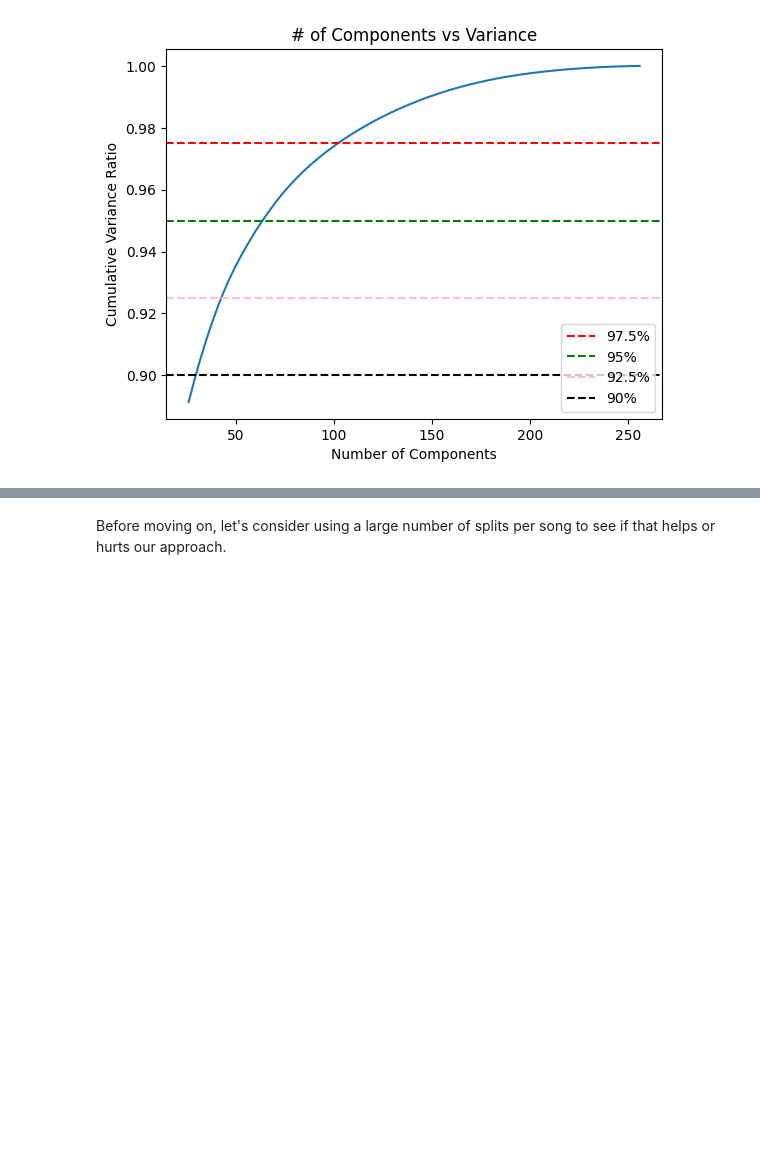
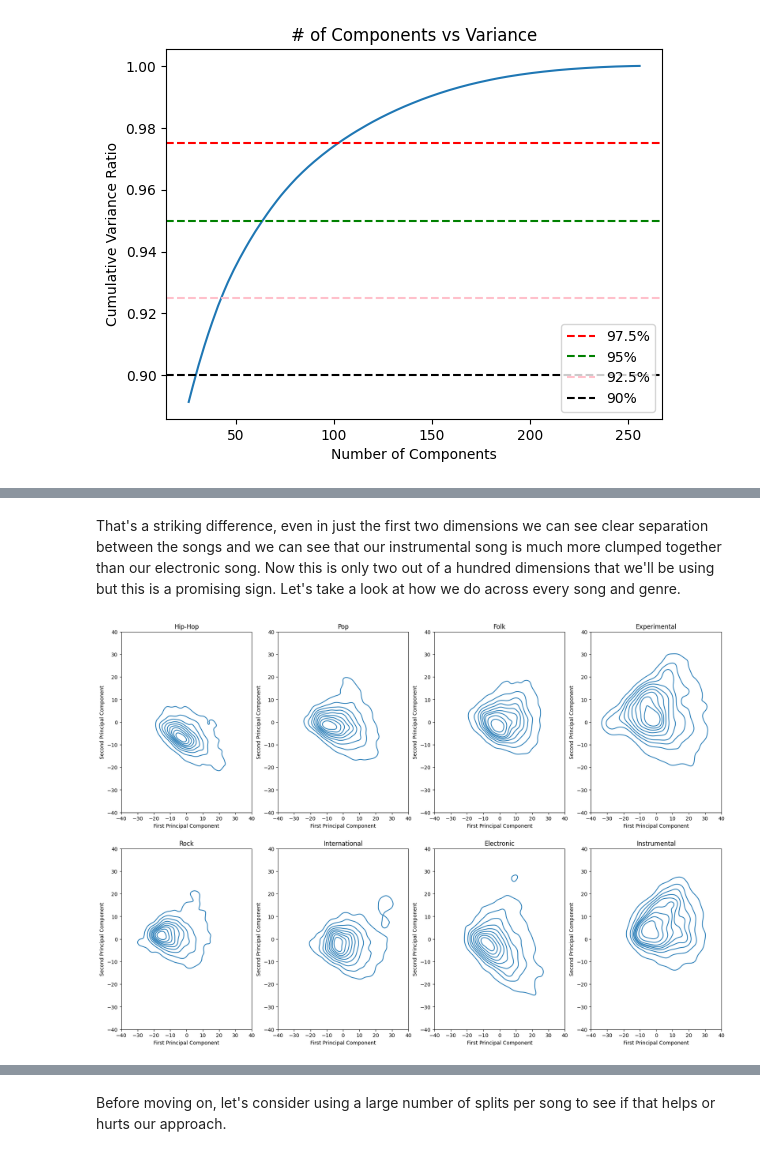
Before and after one commit to vijay-ravuri/audio-modeling, a Jupyter notebook: code/traditional_modeling.ipynb, the cells around one changed output, grey strips where cells are left out. Cells and saved outputs as stored; diff of their text form; code cells hidden in the pictures; blank space fills up the shorter version.

```diff
--- a/code/traditional_modeling.ipynb
+++ b/code/traditional_modeling.ipynb
@@ -115,0 +174,31 @@ We're going to proceed with the first 100 components, ideally we'd take more but
+# %% [markdown]
+That's a striking difference, even in just the first two dimensions we can see clear separation between the songs and we can see that our instrumental song is much more clumped together than our electronic song. Now this is only two out of a hundred dimensions that we'll be using but this is a promising sign. Let's take a look at how we do across every song and genre.
+# %%
+decomped_df = pd.concat(
+    [
+        merged.loc[:, 'genre_top'],
+        pd.DataFrame(pipe.transform(merged.loc[:, range(256)]), index = merged.index)
+    ],
+    axis = 1
+)
+
+x_min, y_min, x_max, y_max = -40, -40, 40, 40
+
+fig, ax = plt.subplots(nrows = 2, ncols = 4, figsize = (21, 14))
+
+for key, axis in zip(merged['genre_top'].unique(), ax.flatten()):
+    sns.kdeplot(
+        x = decomped_df[decomped_df['genre_top'] == key][0],
+        y = decomped_df[decomped_df['genre_top'] == key][1],
+        ax = axis
+    )
+
+    axis.set_xlabel('First Principal Component')
+    axis.set_xlim(x_min, x_max)
+
+    axis.set_ylabel('Second Principal Component')
+    axis.set_ylim(y_min, y_max)
+
+    axis.set_title(key);
+# %% [output]
+[figure, added]
```
Also changed, not shown: parts of 28 cells of this notebook, 1 other file.
